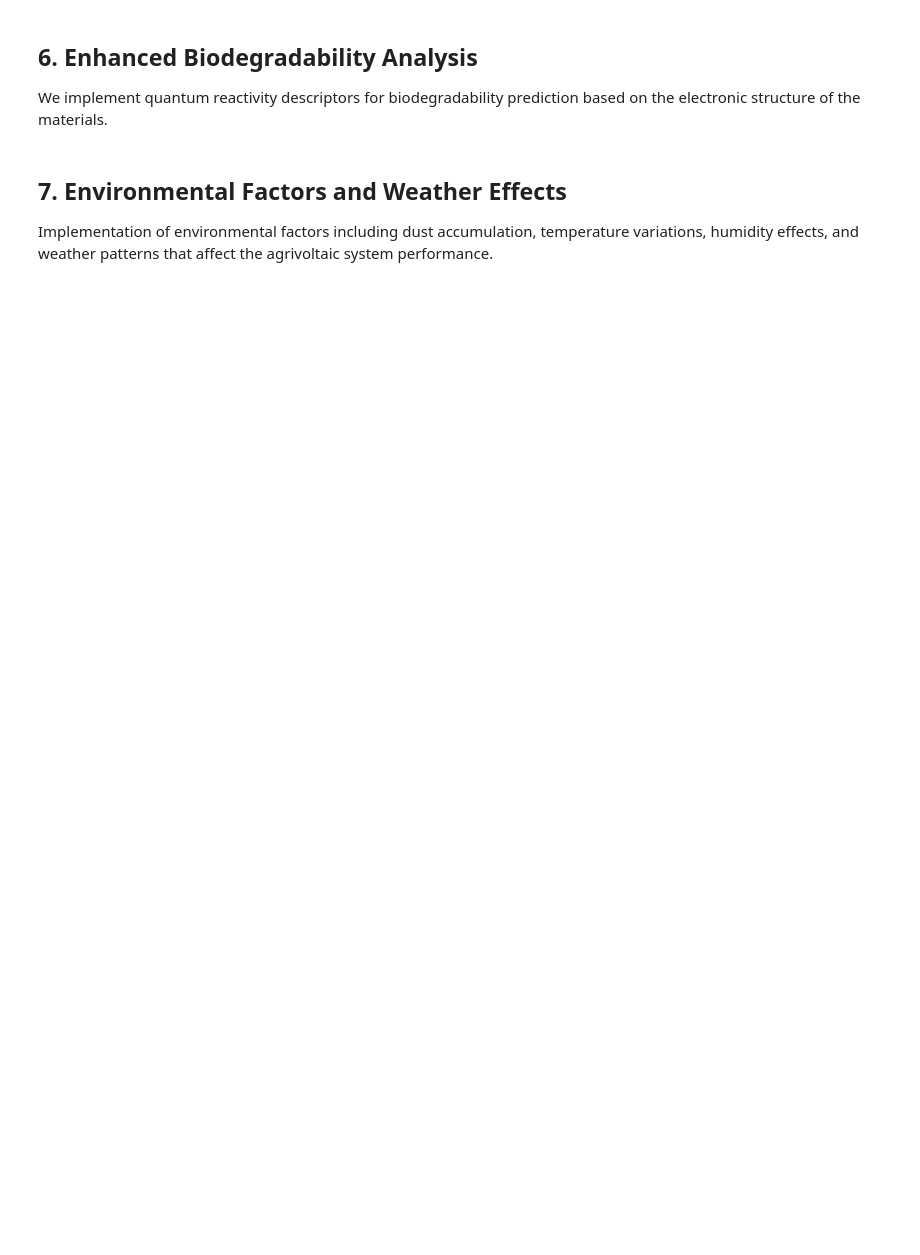
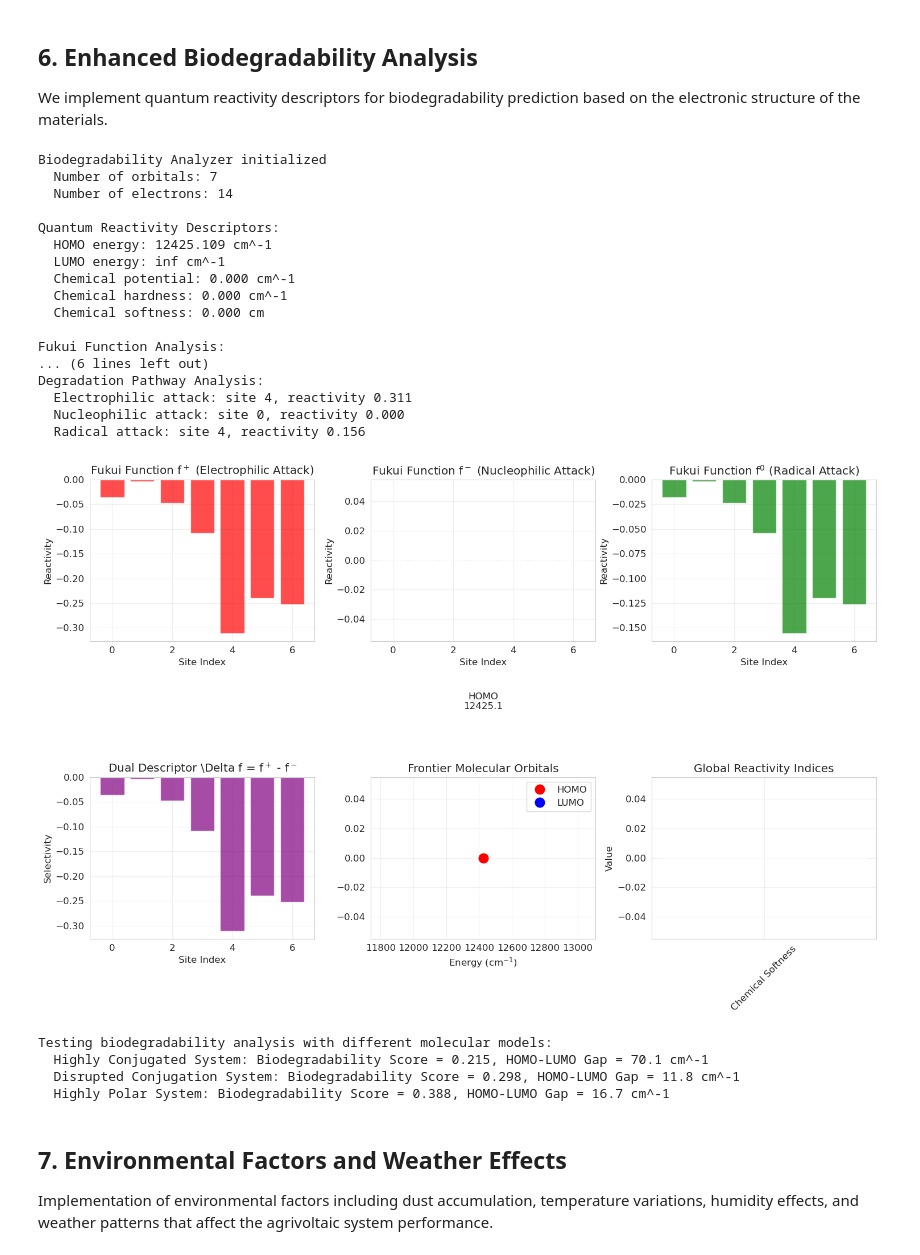
Before and after one commit to NanaEngo/Quantum_Agrivoltaic_HOPS, a Jupyter notebook: Redac_Paper1/quantum_coherence_agrivoltaics_analysis_refined.ipynb, the cells around one changed output. Saved outputs shown, nothing was run; the diff lists cells and outputs as text; code cells hidden in the pictures; blank space fills up the shorter version.

```diff
--- a/Redac_Paper1/quantum_coherence_agrivoltaics_analysis_refined.ipynb
+++ b/Redac_Paper1/quantum_coherence_agrivoltaics_analysis_refined.ipynb
@@ -2578,8 +2644,8 @@ plt.ylabel('Selectivity')
 plt.grid(True, alpha=0.3)
 
 plt.subplot(2, 3, 5)
-plt.plot(indices['e_homo'], 0, 'ro', markersize=10, label='HOMO', markersize=12)
-plt.plot(indices['e_lumo'], 0, 'bo', markersize=10, label='LUMO', markersize=12)
+plt.plot(indices['e_homo'], 0, 'ro', label='HOMO', markersize=12)
+plt.plot(indices['e_lumo'], 0, 'bo', label='LUMO', markersize=12)
 plt.text(indices['e_homo'], 0.1, f'HOMO\n{indices['e_homo']:.1f}', ha='center', va='bottom')
 plt.text(indices['e_lumo'], 0.1, f'LUMO\n{indices['e_lumo']:.1f}', ha='center', va='bottom')
 plt.title('Frontier Molecular Orbitals')
@@ -2598,6 +2664,7 @@ plt.grid(True, alpha=0.3)
 plt.xticks(rotation=45)
 
 plt.tight_layout()
+plt.savefig(os.path.join(FIGURES_DIR, "Global_Reactivity_Indices.pdf"), bbox_inches="tight", dpi=300)
 plt.show()
 
 # Test with different molecular systems to understand biodegradability trends
@@ -2609,33 +2676,56 @@ models = []
 
 # Model 1: Highly conjugated system (potentially less biodegradable)
 h_conj = np.zeros((n_sites, n_sites))
 np.fill_diagonal(h_conj, np.random.normal(0, 10, n_sites))
 for i in range(n_sites-1):
     h_conj[i, i+1] = h_conj[i+1, i] = -100  # Strong conjugation
 models.append((h_conj, 'Highly Conjugated System'))
 
 # Model 2: Disrupted conjugation (potentially more biodegradable)
 d_conj = np.zeros((n_sites, n_sites))
 np.fill_diagonal(d_conj, np.random.normal(0, 10, n_sites))
 for i in range(n_sites-1):
     if i != 2:  # Break conjugation at middle
         d_conj[i, i+1] = d_conj[i+1, i] = -50
     else:
         d_conj[i, i+1] = d_conj[i+1, i] = -10  # Weak connection
 models.append((d_conj, 'Disrupted Conjugation System'))
 
 # Model 3: Highly polar system (potentially more biodegradable)
 polar = np.diag(np.random.normal(50, 20, n_sites))
 for i in range(n_sites-1):
     polar[i, i+1] = polar[i+1, i] = -30  # Weaker bonds for polar system
 models.append((polar, 'Highly Polar System'))
 
 # Analyze each model
 for hamiltonian, name in models:
     analyzer = BiodegradabilityAnalyzer(hamiltonian, n_electrons=8)
     score = analyzer.calculate_biodegradability_score()
     indices = analyzer.calculate_global_reactivity_indices()
     print(f"  {name}: Biodegradability Score = {score:.3f}, HOMO-LUMO Gap = {indices['e_lumo'] - indices['e_homo']:.1f} cm^-1")
+# %% [output]
+Biodegradability Analyzer initialized
+  Number of orbitals: 7
+  Number of electrons: 14
+
+Quantum Reactivity Descriptors:
+  HOMO energy: 12425.109 cm^-1
+  LUMO energy: inf cm^-1
+  Chemical potential: 0.000 cm^-1
+  Chemical hardness: 0.000 cm^-1
+  Chemical softness: 0.000 cm
+
+Fukui Function Analysis:
+... (6 lines left out)
+Degradation Pathway Analysis:
+  Electrophilic attack: site 4, reactivity 0.311
+  Nucleophilic attack: site 0, reactivity 0.000
+  Radical attack: site 4, reactivity 0.156
+[figure, added]
+Testing biodegradability analysis with different molecular models:
+  Highly Conjugated System: Biodegradability Score = 0.215, HOMO-LUMO Gap = 70.1 cm^-1
+  Disrupted Conjugation System: Biodegradability Score = 0.298, HOMO-LUMO Gap = 11.8 cm^-1
+  Highly Polar System: Biodegradability Score = 0.388, HOMO-LUMO Gap = 16.7 cm^-1
 # %% [markdown]
 ## 7. Environmental Factors and Weather Effects
 
```
Also changed, not shown: parts of 12 cells of this notebook, 10 other files.
